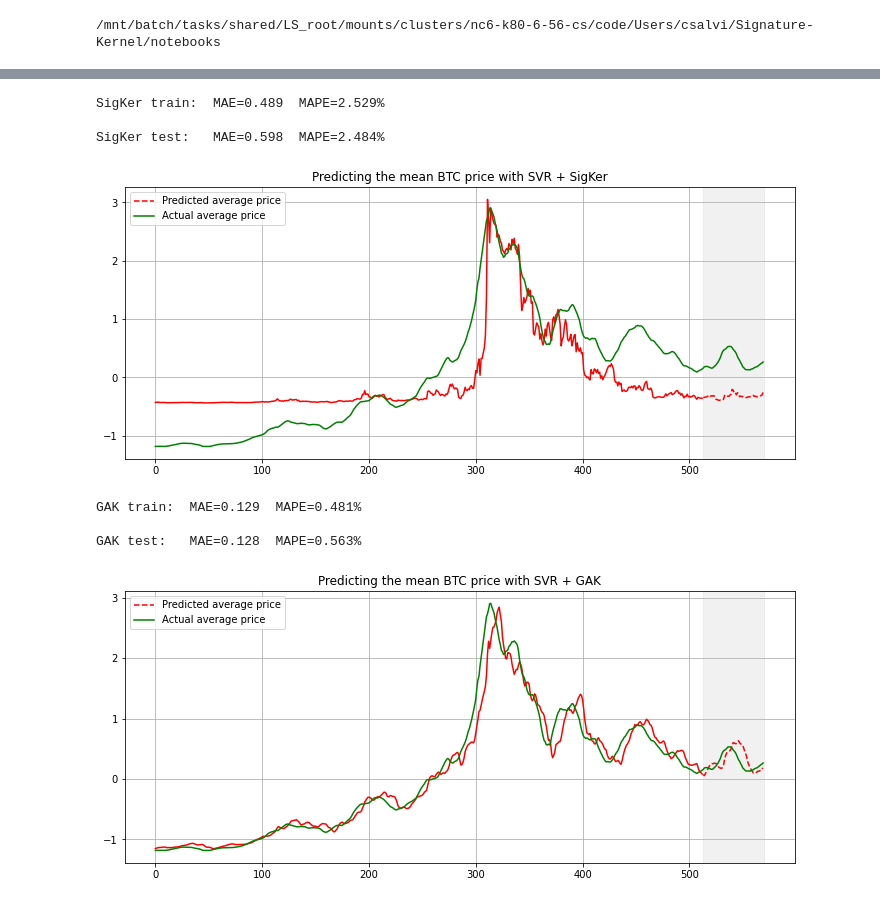
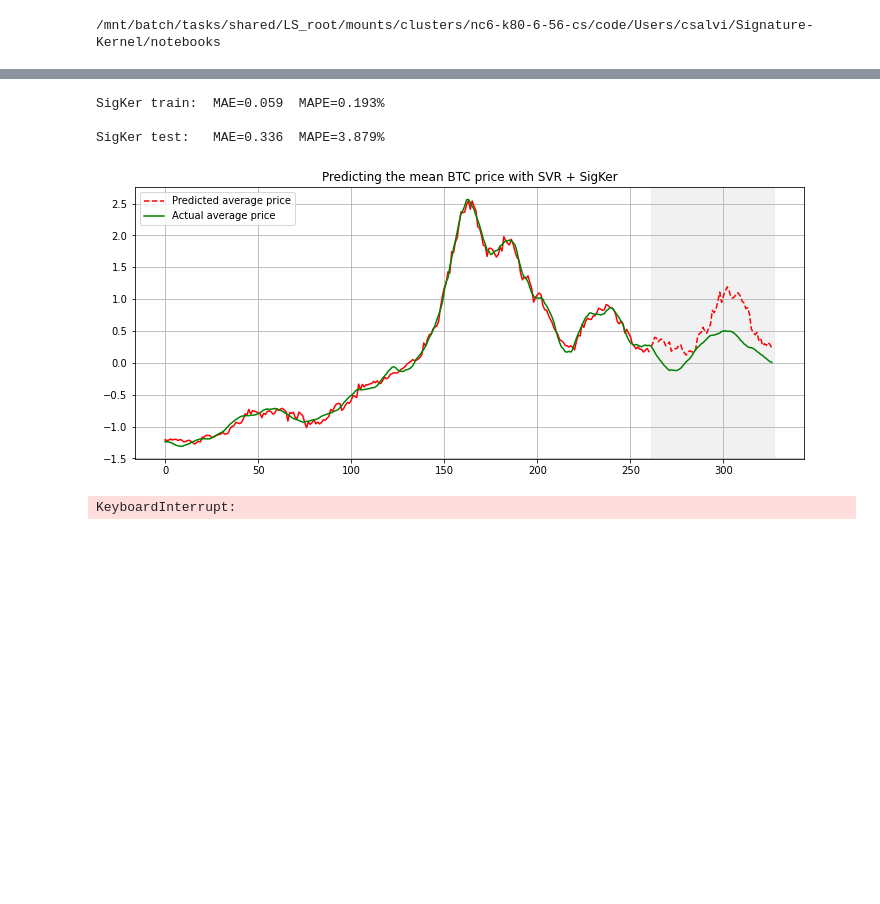
Before and after one commit to crispitagorico/sigkernel, a Jupyter notebook: notebooks/prediction_bitcoin_prices.ipynb, the cells around one changed output, grey strips where cells are left out. Cells and saved outputs as stored; diff of their text form; code cells hidden in the pictures; blank space fills up the shorter version.

```diff
--- a/notebooks/prediction_bitcoin_prices.ipynb
+++ b/notebooks/prediction_bitcoin_prices.ipynb
@@ -118,55 +136,52 @@ x_train, x_test, y_train, y_test = train_test_split(X_window, y, test_size=0.1,
 # %%
-n, solver = 1, 1
+n, solver = 0, 2
 # %%
 # x_train_ = torch.tensor(x_train).cuda()
 # x_test_ = torch.tensor(x_test).cuda()
 # %%
-gram_matrix = sig_kernel_Gram_matrix(x_train, x_train, n, solver, sym=True)
+gram_matrix = sig_kernel_Gram_matrix(x_train, x_train, n, solver, sym=True, rbf=True, sigma=1.)
 # gram_matrix_ = SigKernelGramMat.apply(x_train_, x_train_, n, solver, True)
 # %%
-test_matrix = sig_kernel_Gram_matrix(x_train, x_test, n, solver, sym=False)
+test_matrix = sig_kernel_Gram_matrix(x_train, x_test, n, solver, sym=False, rbf=True, sigma=1.)
 # test_matrix_ = SigKernelGramMat.apply(x_train_, x_test_, n, solver, False)
 # %%
 # gram_matrix = gram_matrix_.cpu().numpy()
 # test_matrix = test_matrix_.cpu().numpy()
 # %%
-svr_parameters = {'C': np.logspace(-2, 4, 7), 'gamma': np.logspace(-2, 4, 7)}
+svr_parameters = {'C': np.logspace(0, 5, 6), 'gamma': np.logspace(-5, 5, 11)}
 # %%
 for ker, name in tqdm.tqdm(zip(['precomputed', 'gak'], ['SigKer', 'GAK'])):
 
     svr = TimeSeriesSVR(kernel=ker)
 
     svr_model = GridSearchCV(estimator=svr,
                              param_grid=svr_parameters,
-                             cv=TimeSeriesSplit(n_splits=5),
+#                              cv=TimeSeriesSplit(n_splits=5),
                              n_jobs=-1)
 
     if ker=='precomputed':
         svr_model.fit(gram_matrix, np.squeeze(y_train))
         y_train_predict = svr_model.predict(gram_matrix.T)
         y_test_predict = svr_model.predict(test_matrix.T)
 
     else:
         svr_model.fit(x_train, np.squeeze(y_train))
         y_train_predict = svr_model.predict(x_train)
         y_test_predict = svr_model.predict(x_test)
 
     #Calculate error
     error_train = mean_absolute_error(y_train, y_train_predict)
     error_test = mean_absolute_error(y_test, y_test_predict)
     p_error_train = mean_absolute_percentage_error(np.array(y_train).reshape(-1,1), np.array(y_train_predict).reshape(-1,1))
     p_error_test = mean_absolute_percentage_error(np.array(y_test).reshape(-1,1), np.array(y_test_predict).reshape(-1,1))
 
     print(f'{name} train:' + '  MAE={0:.3f}  MAPE={1:.3f}%\n'.format(error_train, p_error_train))
     print(f'{name} test:' + '   MAE={0:.3f}  MAPE={1:.3f}%'.format(error_test, p_error_test))
 
     PlotResult(y_train, y_test, y_train_predict, y_test_predict, f'SVR + {name}')
 # %% [output]
-SigKer train:  MAE=0.489  MAPE=2.529%
+SigKer train:  MAE=0.059  MAPE=0.193%
 
-SigKer test:   MAE=0.598  MAPE=2.484%
+SigKer test:   MAE=0.336  MAPE=3.879%
-[figure, old version]
+[figure, new version]
-GAK train:  MAE=0.129  MAPE=0.481%
-
-GAK test:   MAE=0.128  MAPE=0.563%
+KeyboardInterrupt:
-[figure, removed]
```
Also changed, not shown: parts of 4 cells of this notebook, 22 other files.
